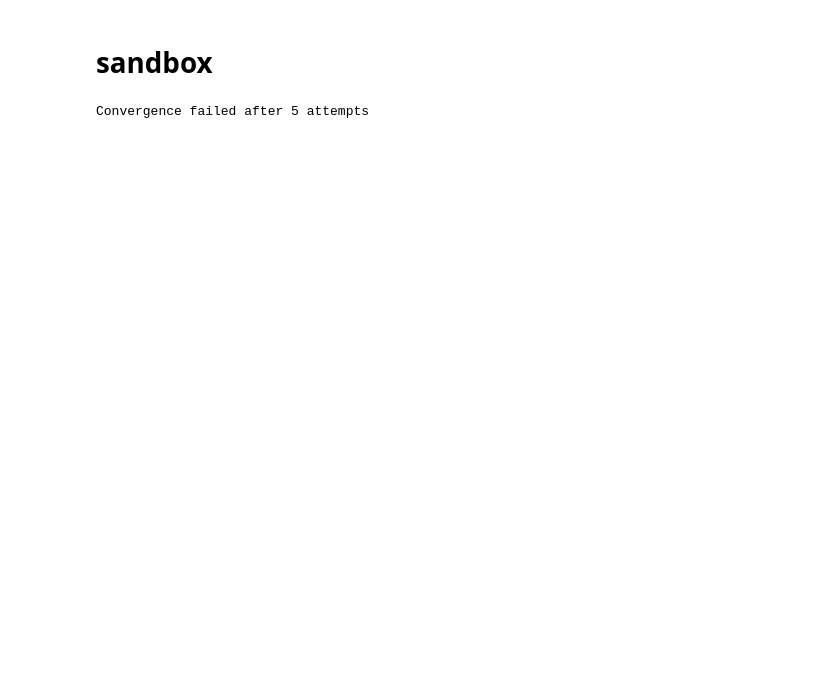
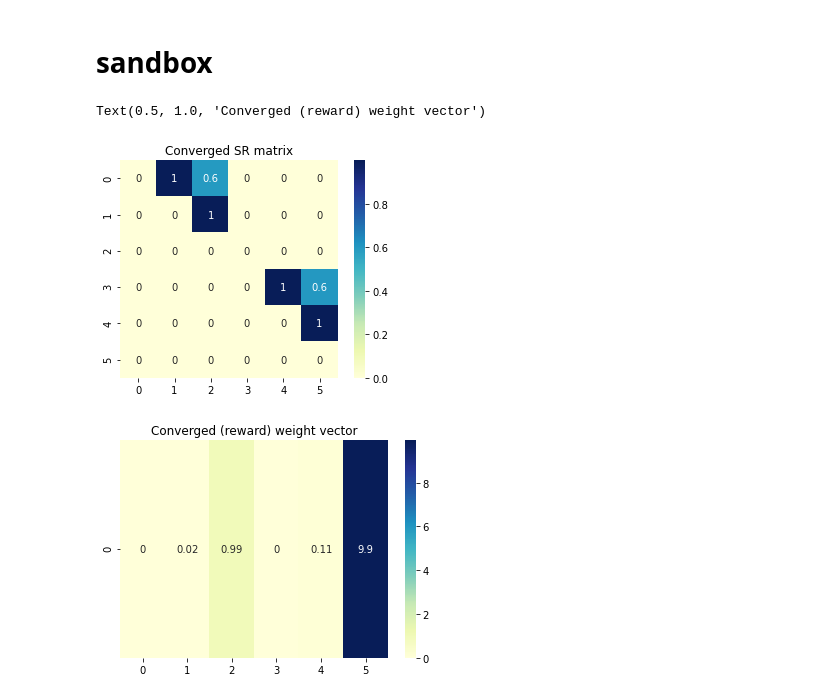
Before and after one commit to psychNerdJae/learning-rl, a Jupyter notebook: 08_sr.ipynb, the cells around one changed output. Cells and saved outputs as stored; diff of their text form; code cells hidden in the pictures; blank space fills up the shorter version.

```diff
--- a/08_sr.ipynb
+++ b/08_sr.ipynb
@@ -529,7 +512,58 @@ sns.heatmap(ida_exp1_weights[np.newaxis, :], annot=True, cmap="YlGnBu")
 # %% [markdown]
 # sandbox
-# %%
-test = 5
-print('Convergence failed after {} attempts'.format(test))
-# %% [output]
-Convergence failed after 5 attempts
+# %%
+# Initialize the SR matrix and weight vector
+ida_exp1_sr, ida_exp1_weights = init_sr(n_states = momen_g.vcount())
+
+# Initialize agent free parameters
+#   (alpha, beta, gamma)
+agent_prefs = (0.1, 0.5, 0.6)
+
+# Initialize convergence information
+value_convergence_threshold = 0.001
+n_episodes = 0
+value_last_episode = np.zeros(momen_g.vcount())
+
+# Repeat episodes until convergence
+while True:
+    # Randomly choose a starting state
+    state_now = int(np.random.choice((0, 3), size = 1))
+
+    # Move through states until terminal state is reached
+    while True:
+        # Pick a successor state
+        successors = momen_g.successors(state_now)
+        state_prev = state_now
+        state_now = int(np.random.choice(successors, size = 1))
+        reward = get_edge_attrib(momen_g, 'reward', state_prev, state_now)
+
+        # Update SR and weights
+        agent_state = [state_prev, state_now]
+        ida_exp1_sr = update_sr(ida_exp1_sr, agent_prefs, agent_state)
+        ida_exp1_weights = update_weights(ida_exp1_sr, agent_prefs, agent_state, ida_exp1_weights, reward)
+
+        # Have we reached a terminal state?
+        if get_edge_attrib(momen_g, 'terminal_state', state_prev, state_now):
+            break
+
+    # Update the number of episodes that have elapsed
+    n_episodes += 1
+
+    # Check convergence
+    value_this_episode = np.inner(ida_exp1_sr, ida_exp1_weights)
+    biggest_value_diff = np.max(np.abs(np.subtract(value_this_episode, value_last_episode)))
+    if biggest_value_diff < value_convergence_threshold:
+        break
+    else:
+        value_last_episode = value_this_episode.copy()
+
+# Plot results
+plot_sr, ax_sr = plt.subplots(1)
+sns.heatmap(ida_exp1_sr, annot=True, square=True, cmap="YlGnBu", ax=ax_sr).set_title('Converged SR matrix')
+
+plot_reward, ax_reward = plt.subplots(1)
+sns.heatmap(ida_exp1_weights[np.newaxis, :], annot=True, cmap="YlGnBu", ax=ax_reward).set_title('Converged (reward) weight vector')
+# %% [output]
+Text(0.5, 1.0, 'Converged (reward) weight vector')
+[figure, added]
+[figure, added]
```
Also changed, not shown: parts of 13 cells of this notebook.
